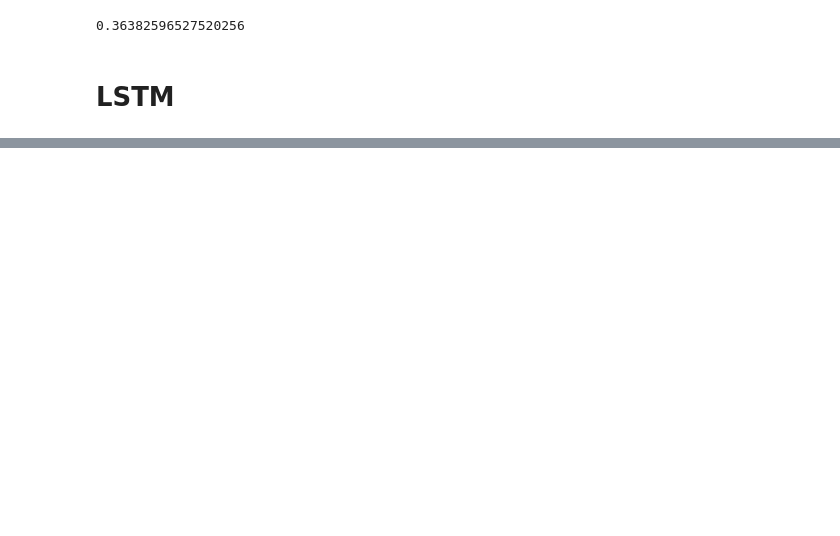
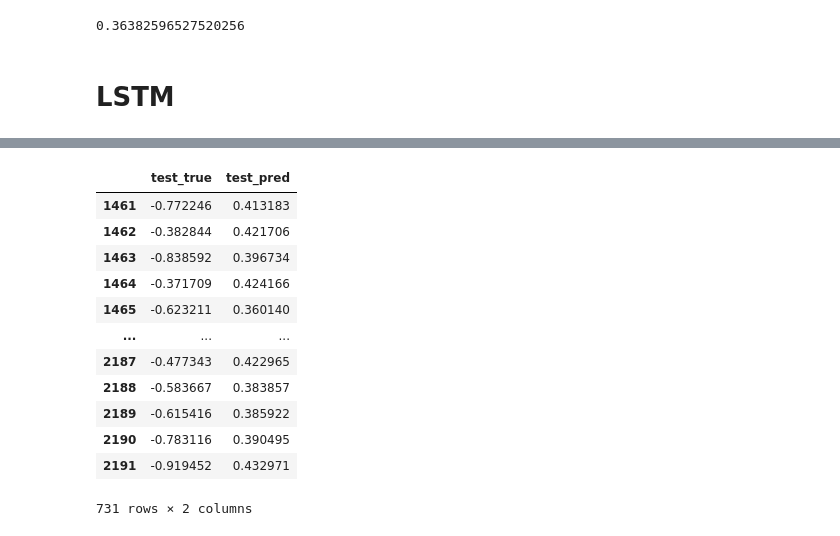
Before and after one commit to lorenzrossi/Thesis, a Jupyter notebook: primo paragone.ipynb, the cells around one changed output, grey strips where cells are left out. Cells and saved outputs as stored; diff of their text form; code cells hidden in the pictures; blank space fills up the shorter version.

```diff
--- a/primo paragone.ipynb
+++ b/primo paragone.ipynb
@@ -520,0 +523,23 @@ evaluation = pd.concat([training_df,
+# %%
+train_errors =pd.DataFrame()
+test_errors = pd.DataFrame()
+train_errors['train_true'] = training_truth_df['load']
+train_errors['train_pred'] = training_df['load']
+test_errors['test_true'] = testing_truth_df['load']
+test_errors['test_pred'] = testing_df['load']
+# %%
+test_errors
+# %% [output]
+|  | test_true | test_pred |
+| 1461 | -0.772246 | 0.413183 |
+| 1462 | -0.382844 | 0.421706 |
+| 1463 | -0.838592 | 0.396734 |
+| 1464 | -0.371709 | 0.424166 |
+| 1465 | -0.623211 | 0.360140 |
+| ... | ... | ... |
+| 2187 | -0.477343 | 0.422965 |
+| 2188 | -0.583667 | 0.383857 |
+| 2189 | -0.615416 | 0.385922 |
+| 2190 | -0.783116 | 0.390495 |
+| 2191 | -0.919452 | 0.432971 |
+731 rows × 2 columns
```
Also changed, not shown: parts of 13 cells of this notebook.
